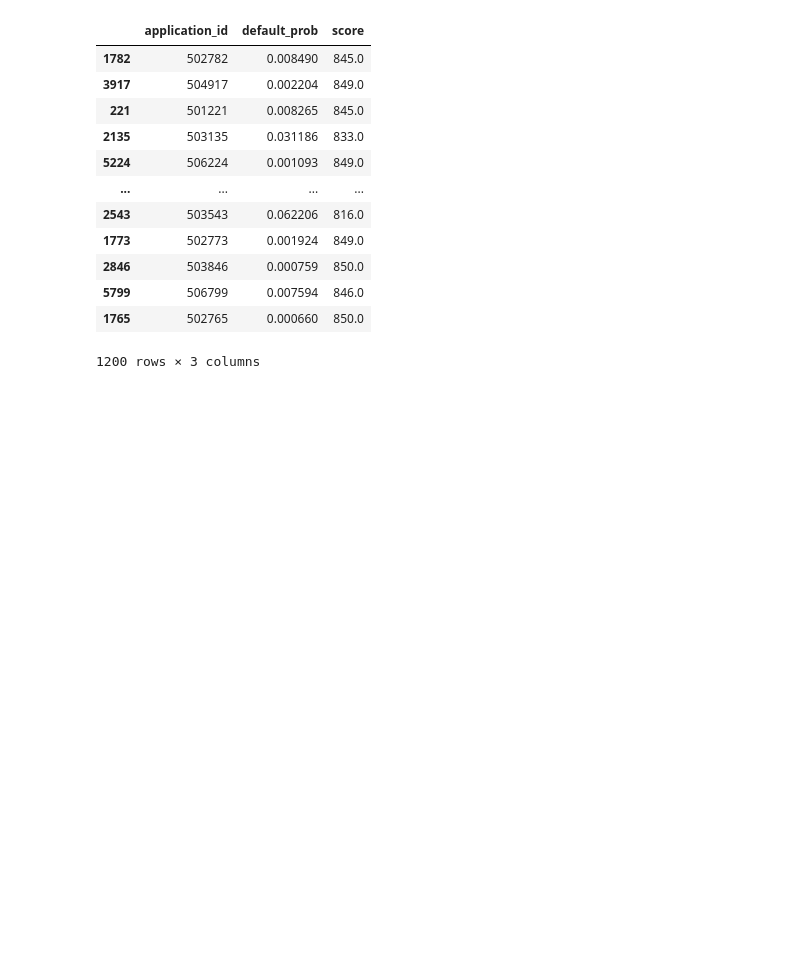
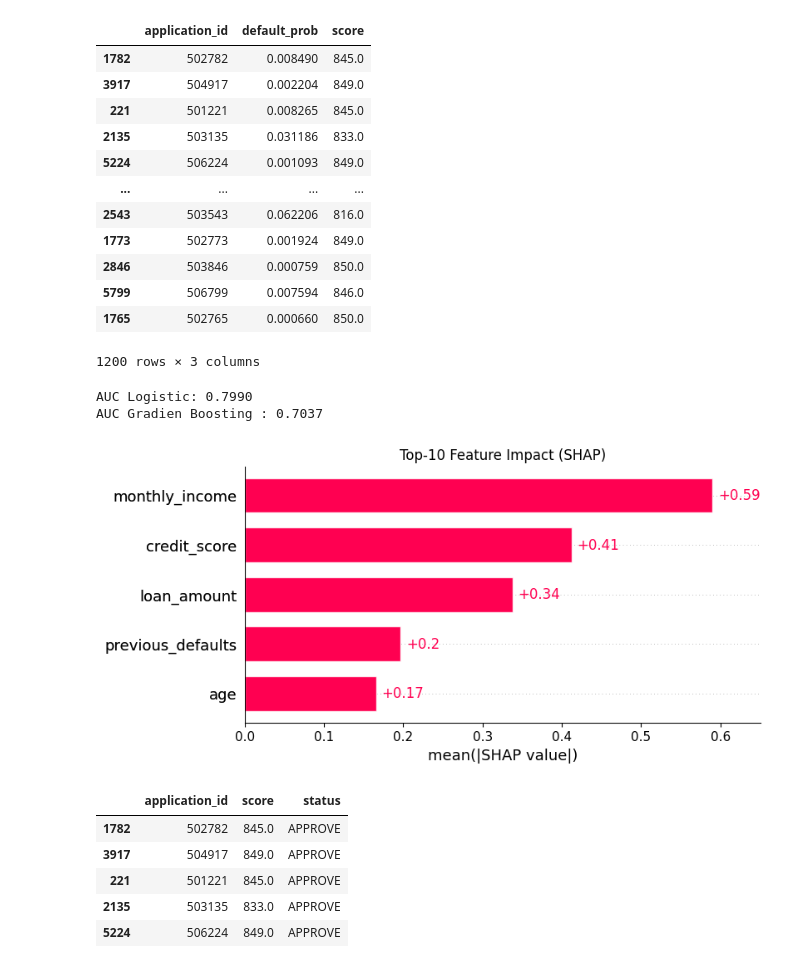
Before and after one commit to nazammm/ds-takehome, a Jupyter notebook: notebooks/B_modeling.ipynb, the cells around one changed output. Cells and saved outputs as stored; diff of their text form; code cells hidden in the pictures; blank space fills up the shorter version.

Commit message:
Modeling dan SHAP ke notebook

```diff
--- a/notebooks/B_modeling.ipynb
+++ b/notebooks/B_modeling.ipynb
@@ -77,3 +77,83 @@ AUC Gradien Boosting : 0.7038
 | 5799 | 506799 | 0.007594 | 846.0 |
 | 1765 | 502765 | 0.000660 | 850.0 |
 1200 rows × 3 columns
+# %%
+
+# Modeling Risiko Kredit
+
+## 1. Import Library & Load Data
+import pandas as pd
+import numpy as np
+from sklearn.model_selection import train_test_split
+from sklearn.linear_model import LogisticRegression
+from sklearn.ensemble import GradientBoostingClassifier
+from sklearn.metrics import roc_auc_score
+import shap
+import matplotlib.pyplot as plt
+## 2. Muat Dataset & Drop Kolom Leakage
+df = pd.read_csv("../data/credit_scoring.csv")
+df_clean = df.drop(columns=["leak_col_good", "leak_col_subtle"])
+## 3. Preprocessing dan Split Data
+X = df_clean.drop(columns=["application_id", "default"])
+y = df_clean["default"]
+
+X_train, X_test, y_train, y_test = train_test_split(
+    X, y, test_size=0.2, random_state=42
+)
+## 4. Baseline Model: Logistic Regression
+logreg = LogisticRegression(max_iter=1000)
+logreg.fit(X_train, y_train)
+proba_log = logreg.predict_proba(X_test)[:, 1]
+auc_log = roc_auc_score(y_test, proba_log)
+## 5. Gradient Boosting Classifier
+gb = GradientBoostingClassifier()
+gb.fit(X_train, y_train)
+proba_gb = gb.predict_proba(X_test)[:, 1]
+auc_gb = roc_auc_score(y_test, proba_gb)
+## 6. Konversi ke Skor Industri (300–850)
+def to_score(p, lo=300, hi=850):
+    return (1 - p) * (hi - lo) + lo
+
+score_gb = to_score(proba_gb)
+## 7. Tampilkan Hasil
+print(f"AUC Logistic: {auc_log:.4f}")
+print(f"AUC Gradien Boosting : {auc_gb:.4f}")
+
+pd.DataFrame({
+    "application_id": df_clean.loc[y_test.index, "application_id"],
+    "default_prob": proba_gb,
+    "score": score_gb.round()
+}).head()
+## 8. Interpretasi SHAP (Top-10 Fitur)
+explainer = shap.Explainer(gb, X_train)
+shap_values = explainer(X_test)
+
+# Simpan sebagai PNG
+plt.figure()
+shap.plots.bar(shap_values[:, :10], show=False)
+plt.title("Top-10 Feature Impact (SHAP)")
+plt.savefig("../notebooks/shap_top10.png")
+plt.show()
+## 9. Keputusan Skor IDR 5 Juta
+# Contoh threshold approval: skor >= 700
+decision_threshold = 700
+keputusan = pd.DataFrame({
+    "application_id": df_clean.loc[y_test.index, "application_id"],
+    "score": score_gb.round(),
+    "status": np.where(score_gb >= decision_threshold, "APPROVE", "REJECT")
+})
+
+# Filter khusus pengajuan 5 juta (kalau punya kolom loan_amount == 5_000_000)
+# keputusan[df_clean.loc[y_test.index, 'loan_amount'] == 5_000_000]
+
+keputusan.head()
+# %% [output]
+AUC Logistic: 0.7990
+AUC Gradien Boosting : 0.7037
+[figure, added]
+|  | application_id | score | status |
+| 1782 | 502782 | 845.0 | APPROVE |
+| 3917 | 504917 | 849.0 | APPROVE |
+| 221 | 501221 | 845.0 | APPROVE |
+| 2135 | 503135 | 833.0 | APPROVE |
+| 5224 | 506224 | 849.0 | APPROVE |
```
Also changed, not shown: 1 other file.
